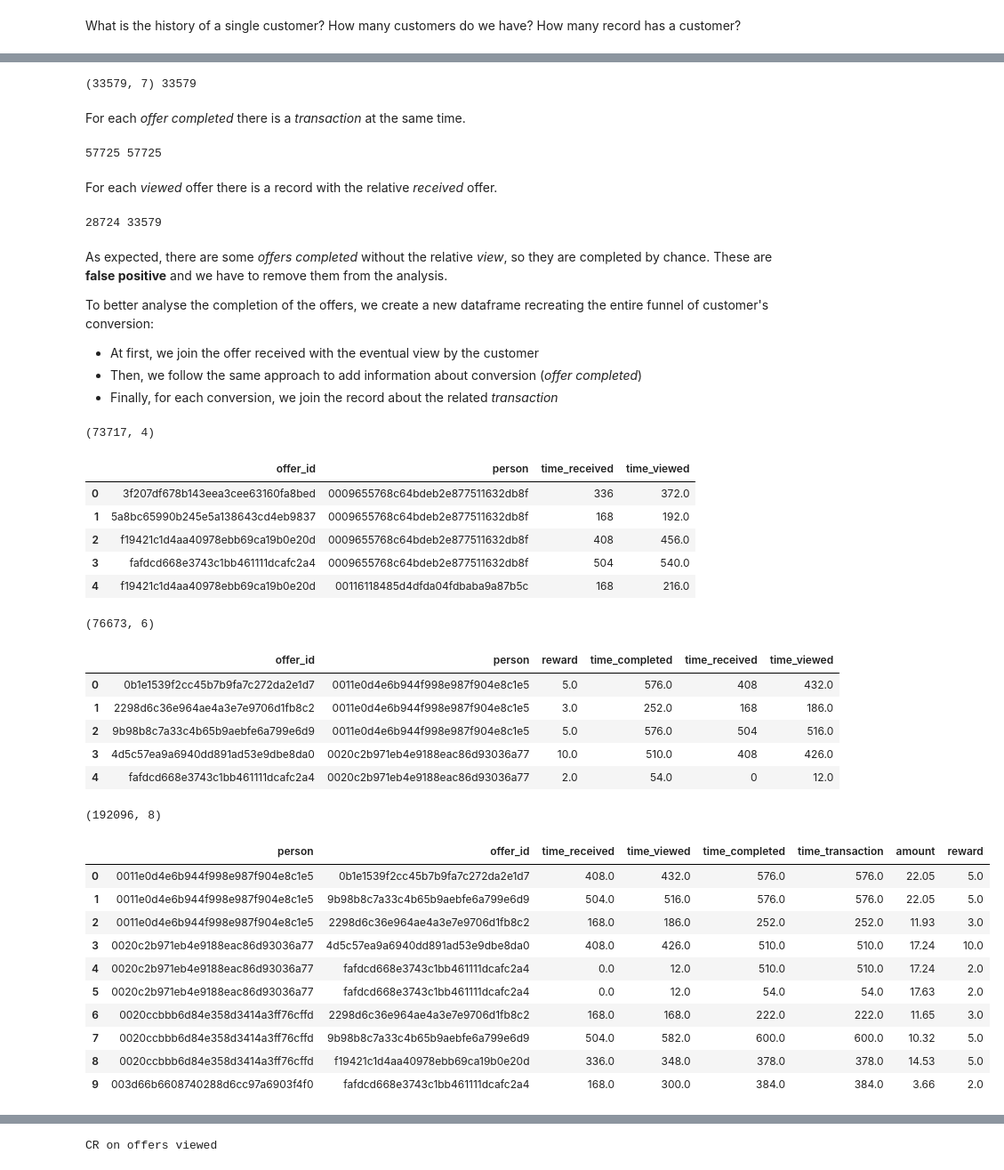
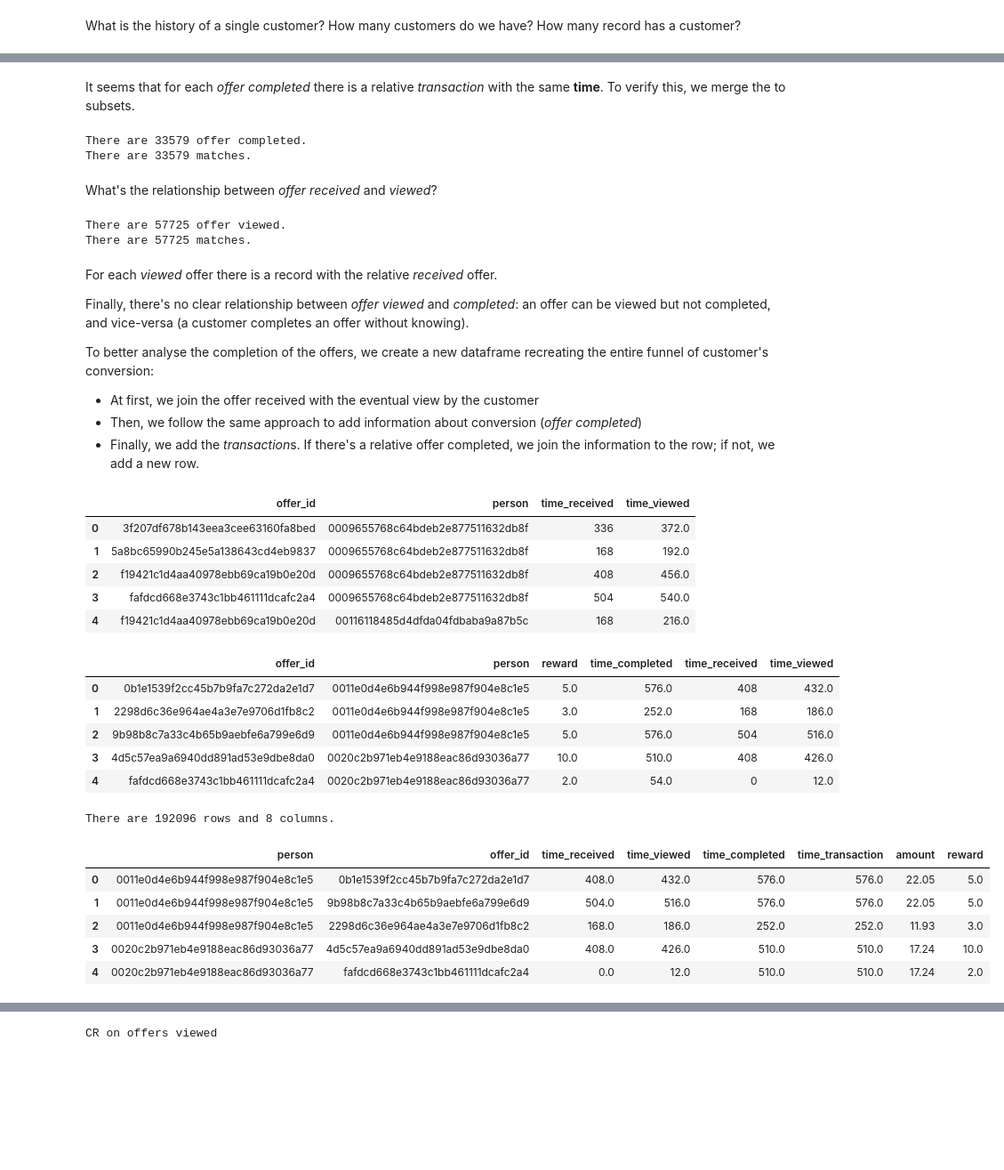
Before and after one commit to MatteoFelici/Capstone_Starkbucks_MLE, a Jupyter notebook: Data_preparation_exploration.ipynb, the cells around one changed output, grey strips where cells are left out. Shown: that part at 89% size. Drawn from its saved outputs; the diff is of its cells as text; code cells hidden in the pictures; blank space fills up the shorter version.

```diff
--- a/Starbucks_Capstone_notebook.ipynb
+++ b/Data_preparation_exploration.ipynb
@@ -327,38 +223,38 @@ The number of events per customer ranges from only 1 to 51!
+# %% [markdown]
+It seems that for each *offer completed* there is a relative *transaction* with the same **time**. To verify this, we merge the to subsets.
 # %%
-asd = pd.merge(transcript.loc[transcript['event'] == 'offer completed'],
+tmp = pd.merge(transcript.loc[transcript['event'] == 'offer completed'],
                transcript.loc[transcript['event'] == 'transaction', ['person', 'event', 'time']],
                on=['person', 'time'])
 
-print(asd.shape, sum(transcript['event'] == 'offer completed'))
+print('There are {} offer completed.'.format(sum(transcript['event'] == 'offer completed')))
+print('There are {} matches.'.format(tmp.shape[0]))
 # %% [output]
-(33579, 7) 33579
+There are 33579 offer completed.
+There are 33579 matches.
-# %% [markdown]
-For each _offer completed_ there is a _transaction_ at the same time.
+# %% [markdown]
+What's the relationship between *offer received* and *viewed*?
 # %%
-asd = pd.merge(transcript.loc[transcript['event'] == 'offer viewed'].reset_index(),
+tmp = pd.merge(transcript.loc[transcript['event'] == 'offer viewed'].reset_index(),
                transcript.loc[transcript['event'] == 'offer received', ['person', 'time', 'offer_id']],
                on=['person', 'offer_id'])
 
-print(len(asd['index'].unique()), sum(transcript['event'] == 'offer viewed'))
+print('There are {} offer viewed.'.format(sum(transcript['event'] == 'offer viewed')))
+print('There are {} matches.'.format(len(tmp['index'].unique())))
 # %% [output]
-57725 57725
+There are 57725 offer viewed.
+There are 57725 matches.
-# %% [markdown]
-For each _viewed_ offer there is a record with the relative _received_ offer.
-# %%
-asd = pd.merge(transcript.loc[transcript['event'] == 'offer completed'].reset_index(),
-               transcript.loc[transcript['event'] == 'offer viewed', ['person', 'time', 'offer_id']],
-               on=['person', 'offer_id'])
-
-print(len(asd['index'].unique()), sum(transcript['event'] == 'offer completed'))
-# %% [output]
-28724 33579
 # %% [markdown]
-As expected, there are some _offers completed_ without the relative _view_, so they are completed by chance. These are **false positive** and we have to remove them from the analysis.
+For each *viewed* offer there is a record with the relative *received* offer.
+
+Finally, there's no clear relationship between *offer viewed* and *completed*: an offer can be viewed but not completed, and vice-versa (a customer completes an offer without knowing).
+
+
 
 To better analyse the completion of the offers, we create a new dataframe recreating the entire funnel of customer's conversion:
 - At first, we join the offer received with the eventual view by the customer
-- Then, we follow the same approach to add information about conversion (_offer completed_)
-- Finally, for each conversion, we join the record about the related _transaction_
+- Then, we follow the same approach to add information about conversion (*offer completed*)
+- Finally, we add the *transaction*s. If there's a relative offer completed, we join the information to the row; if not, we add a new row.
 # %%
 # At first, let's join togheter the received offer with the relative (eventual) view
 views = pd.merge(transcript.loc[transcript['event'] == 'offer received', ['person', 'offer_id', 'time']],
@@ -374,10 +270,8 @@ views = pd.concat((views.groupby(['person', 'offer_id', 'time_viewed']).agg({'ti
                   views.loc[views['time_viewed'].isnull()]),
                   axis=0, sort=True)
 
-print(views.shape)
 views.head()
 # %% [output]
-(73717, 4)
 |  | offer_id | person | time_received | time_viewed |
 | 0 | 3f207df678b143eea3cee63160fa8bed | 0009655768c64bdeb2e877511632db8f | 336 | 372.0 |
 | 1 | 5a8bc65990b245e5a138643cd4eb9837 | 0009655768c64bdeb2e877511632db8f | 168 | 192.0 |
@@ -400,11 +294,8 @@ comp = pd.concat(
     axis=0, sort=True
 )
 
-
-print(comp.shape)
 comp.head()
 # %% [output]
-(76673, 6)
 |  | offer_id | person | reward | time_completed | time_received | time_viewed |
 | 0 | 0b1e1539f2cc45b7b9fa7c272da2e1d7 | 0011e0d4e6b944f998e987f904e8c1e5 | 5.0 | 576.0 | 408 | 432.0 |
 | 1 | 2298d6c36e964ae4a3e7e9706d1fb8c2 | 0011e0d4e6b944f998e987f904e8c1e5 | 3.0 | 252.0 | 168 | 186.0 |
@@ -414,22 +305,18 @@ comp.head()
 # %%
 # Now we join the information about the relative transaction
 journey = pd.merge(comp,
                    transcript.loc[transcript['event'] == 'transaction', ['person', 'time', 'amount']],
                    left_on=['person', 'time_completed'], right_on=['person', 'time'], how='outer').rename(columns={'time': 'time_transaction'})
 journey = journey[['person', 'offer_id', 'time_received', 'time_viewed', 'time_completed', 'time_transaction', 'amount', 'reward']]
 
-print(journey.shape)
-journey.head(10)
+rows, cols = journey.shape
+print(f'There are {rows} rows and {cols} columns.\n')
+journey.head()
 # %% [output]
-(192096, 8)
+There are 192096 rows and 8 columns.
 |  | person | offer_id | time_received | time_viewed | time_completed | time_transaction | amount | reward |
 | 0 | 0011e0d4e6b944f998e987f904e8c1e5 | 0b1e1539f2cc45b7b9fa7c272da2e1d7 | 408.0 | 432.0 | 576.0 | 576.0 | 22.05 | 5.0 |
 | 1 | 0011e0d4e6b944f998e987f904e8c1e5 | 9b98b8c7a33c4b65b9aebfe6a799e6d9 | 504.0 | 516.0 | 576.0 | 576.0 | 22.05 | 5.0 |
 | 2 | 0011e0d4e6b944f998e987f904e8c1e5 | 2298d6c36e964ae4a3e7e9706d1fb8c2 | 168.0 | 186.0 | 252.0 | 252.0 | 11.93 | 3.0 |
 | 3 | 0020c2b971eb4e9188eac86d93036a77 | 4d5c57ea9a6940dd891ad53e9dbe8da0 | 408.0 | 426.0 | 510.0 | 510.0 | 17.24 | 10.0 |
 | 4 | 0020c2b971eb4e9188eac86d93036a77 | fafdcd668e3743c1bb461111dcafc2a4 | 0.0 | 12.0 | 510.0 | 510.0 | 17.24 | 2.0 |
-| 5 | 0020c2b971eb4e9188eac86d93036a77 | fafdcd668e3743c1bb461111dcafc2a4 | 0.0 | 12.0 | 54.0 | 54.0 | 17.63 | 2.0 |
-| 6 | 0020ccbbb6d84e358d3414a3ff76cffd | 2298d6c36e964ae4a3e7e9706d1fb8c2 | 168.0 | 168.0 | 222.0 | 222.0 | 11.65 | 3.0 |
-| 7 | 0020ccbbb6d84e358d3414a3ff76cffd | 9b98b8c7a33c4b65b9aebfe6a799e6d9 | 504.0 | 582.0 | 600.0 | 600.0 | 10.32 | 5.0 |
-| 8 | 0020ccbbb6d84e358d3414a3ff76cffd | f19421c1d4aa40978ebb69ca19b0e20d | 336.0 | 348.0 | 378.0 | 378.0 | 14.53 | 5.0 |
-| 9 | 003d66b6608740288d6cc97a6903f4f0 | fafdcd668e3743c1bb461111dcafc2a4 | 168.0 | 300.0 | 384.0 | 384.0 | 3.66 | 2.0 |
```
Also changed, not shown: parts of 34 cells of this notebook.
